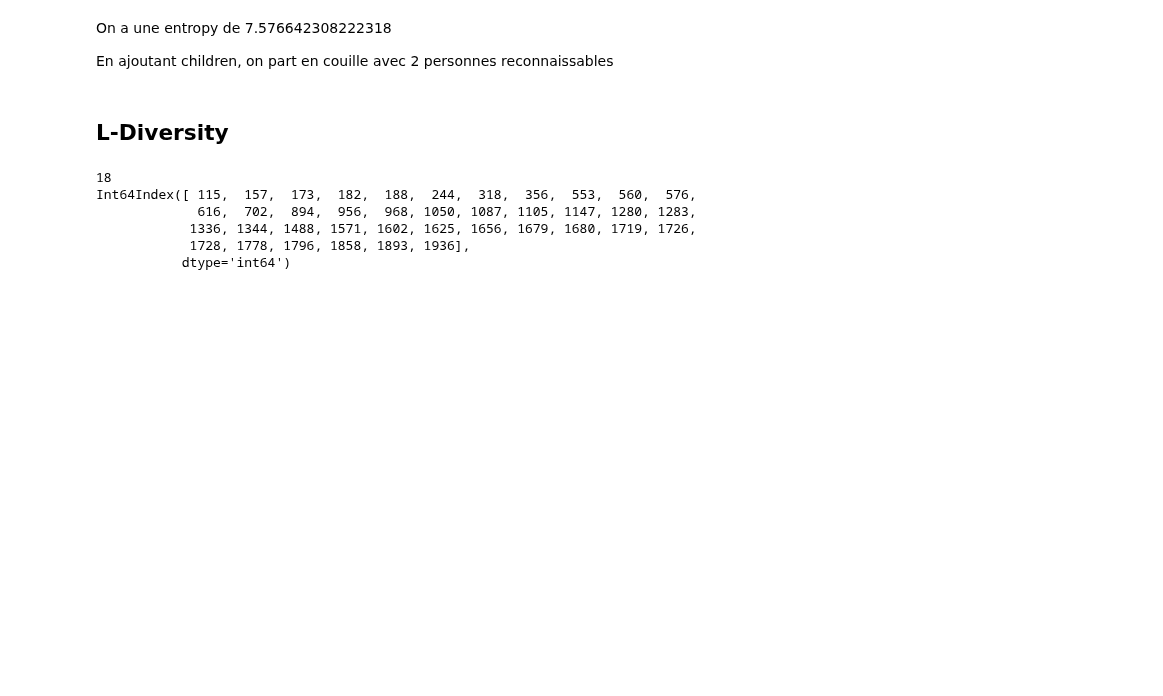
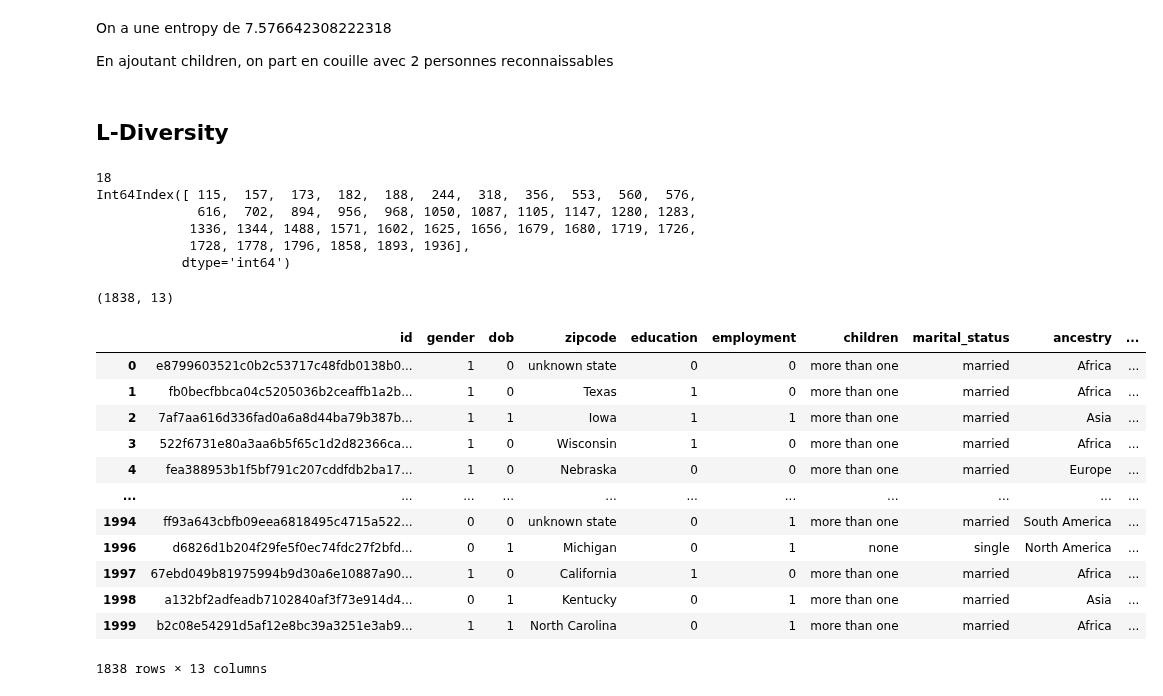
Before and after one commit to SimonLegendrre/LINMA2472_AlgoInDataScienceProjet1, a Jupyter notebook: P3/code/SimonFinal.ipynb, the cells around one changed output. Saved outputs shown, nothing was run; the diff lists cells and outputs as text; code cells hidden in the pictures; blank space fills up the shorter version.

```diff
--- a/P3/code/SimonFinal.ipynb
+++ b/P3/code/SimonFinal.ipynb
@@ -248,6 +248,7 @@ def change_date_of_birth(data,zero, trente, quarante, cinquante, soixante , sept
 
     mapping_dob = {
         "00" : zero,
+        "0"  : zero,
         "30" : trente,
         "40" : quarante,
         "50" : cinquante,
@@ -612,3 +613,22 @@ Int64Index([ 115,  157,  173,  182,  188,  244,  318,  356,  553,  560,  576,
            dtype='int64')
 # %%
 perfect_final_hospi = hospi_2_anonym.drop(indexes_to_drop)
+print(perfect_final_hospi.shape)
+# %% [output]
+(1838, 13)
+# %%
+perfect_final_hospi
+# %% [output]
+|  | id | gender | dob | zipcode | education | employment | children | marital_status | ancestry | ... |
+| 0 | e8799603521c0b2c53717c48fdb0138b0... | 1 | 0 | unknown state | 0 | 0 | more than one | married | Africa | ... |
+| 1 | fb0becfbbca04c5205036b2ceaffb1a2b... | 1 | 0 | Texas | 1 | 0 | more than one | married | Africa | ... |
+| 2 | 7af7aa616d336fad0a6a8d44ba79b387b... | 1 | 1 | Iowa | 1 | 1 | more than one | married | Asia | ... |
+| 3 | 522f6731e80a3aa6b5f65c1d2d82366ca... | 1 | 0 | Wisconsin | 1 | 0 | more than one | married | Africa | ... |
+| 4 | fea388953b1f5bf791c207cddfdb2ba17... | 1 | 0 | Nebraska | 0 | 0 | more than one | married | Europe | ... |
+| ... | ... | ... | ... | ... | ... | ... | ... | ... | ... | ... |
+| 1994 | ff93a643cbfb09eea6818495c4715a522... | 0 | 0 | unknown state | 0 | 1 | more than one | married | South America | ... |
+| 1996 | d6826d1b204f29fe5f0ec74fdc27f2bfd... | 0 | 1 | Michigan | 0 | 1 | none | single | North America | ... |
+| 1997 | 67ebd049b81975994b9d30a6e10887a90... | 1 | 0 | California | 1 | 0 | more than one | married | Africa | ... |
+| 1998 | a132bf2adfeadb7102840af3f73e914d4... | 0 | 1 | Kentucky | 0 | 1 | more than one | married | Asia | ... |
+| 1999 | b2c08e54291d5af12e8bc39a3251e3ab9... | 1 | 1 | North Carolina | 0 | 1 | more than one | married | Africa | ... |
+1838 rows × 13 columns
```
Also changed, not shown: parts of 2 cells of this notebook, 6 other files.
